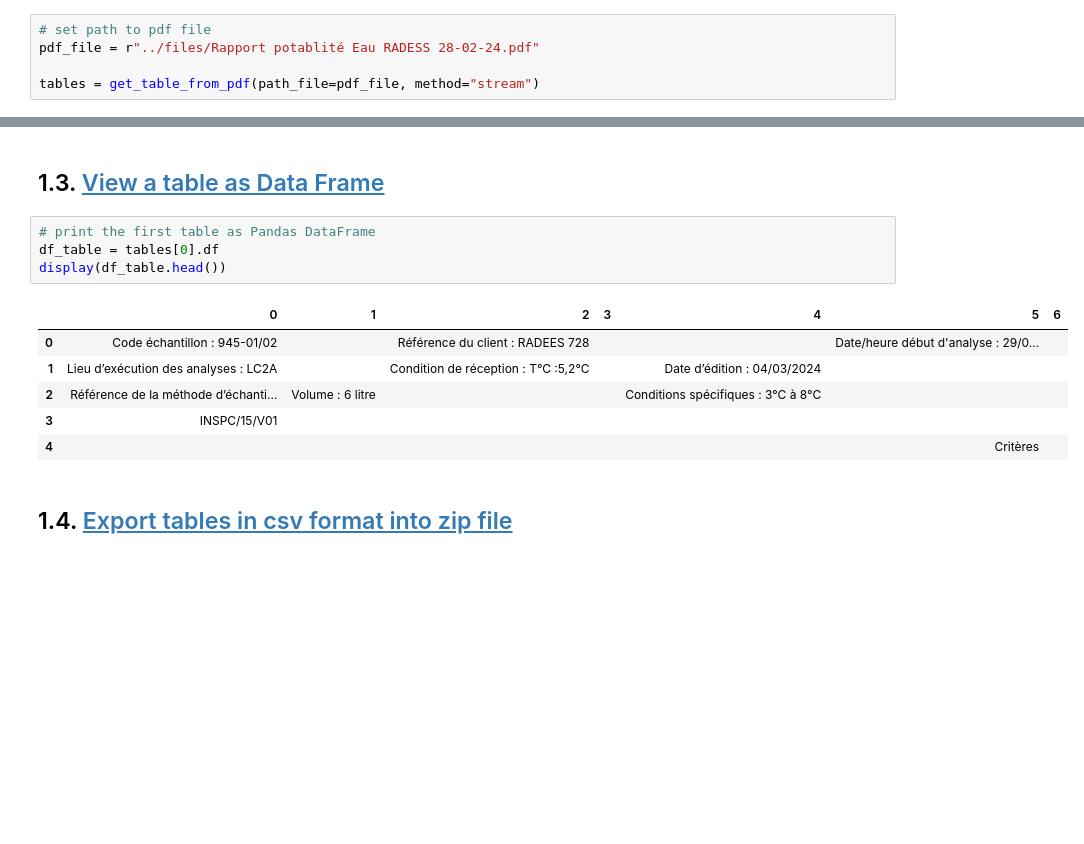
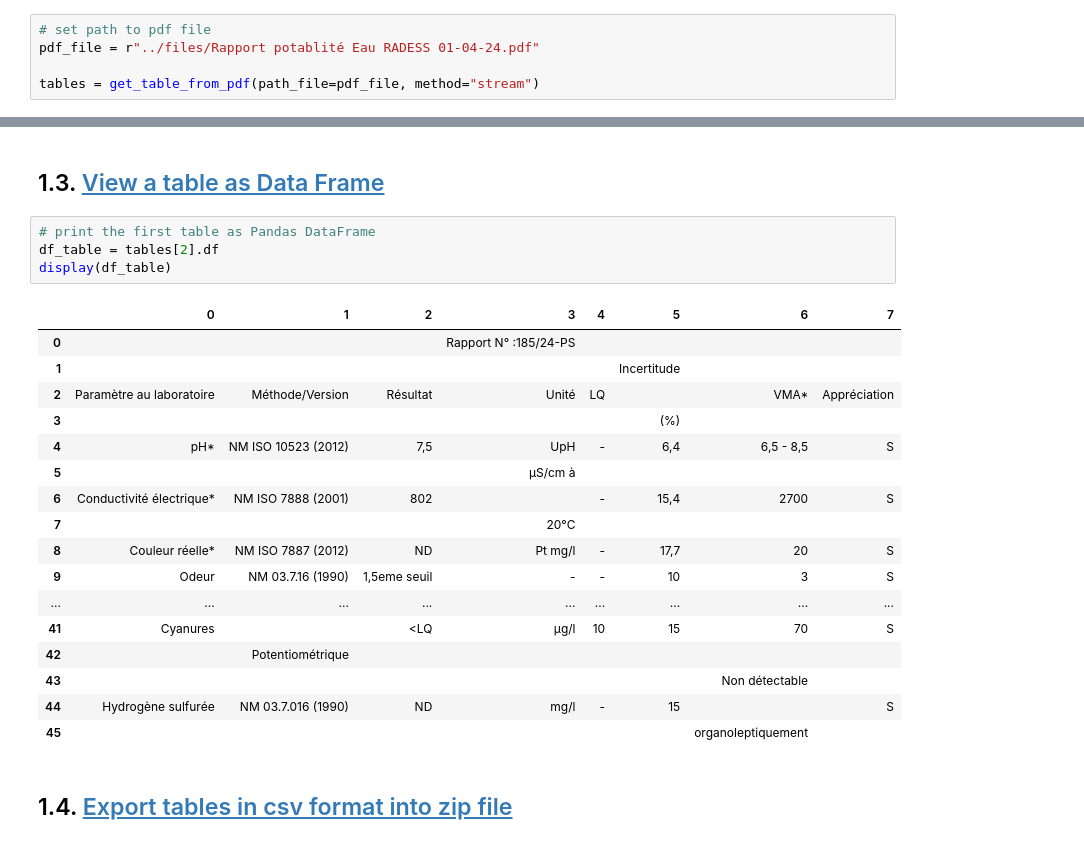
Before and after one commit to rammah83/Table_Extractor, a Jupyter notebook: notebooks/Potable_water.ipynb, the cells around one changed output, grey strips where cells are left out. Drawn from its saved outputs; the diff is of its cells as text; blank space fills up the shorter version.

```diff
--- a/notebooks/Potable_water.ipynb
+++ b/notebooks/Potable_water.ipynb
@@ -49,7 +49,7 @@ def get_table_from_pdf(
         raise Exception("File is not a PDF")
 # %%
 # set path to pdf file
-pdf_file = r"../files/Rapport potablité Eau RADESS 28-02-24.pdf"
+pdf_file = r"../files/Rapport potablité Eau RADESS 01-04-24.pdf"
 
 tables = get_table_from_pdf(path_file=pdf_file, method="stream")
 # %% [output]
@@ -85,15 +84,26 @@ display(display_tables_info(tables))
 ## 1.3. <a id='toc1_3_'></a>[View a table as Data Frame](#toc0_)
 # %%
 # print the first table as Pandas DataFrame
-df_table = tables[0].df
-display(df_table.head())
+df_table = tables[2].df
+display(df_table)
 # %% [output]
-|  | 0 | 1 | 2 | 3 | 4 | 5 | 6 |
-| 0 | Code échantillon : 945-01/02 |  | Référence du client : RADEES 728 |  |  | Date/heure début d'analyse : 29/0... |  |
-| 1 | Lieu d’exécution des analyses : LC2A |  | Condition de réception : T°C :5,2°C |  | Date d’édition : 04/03/2024 |  |  |
-| 2 | Référence de la méthode d’échanti... | Volume : 6 litre |  |  | Conditions spécifiques : 3°C à 8°C |  |  |
-| 3 | INSPC/15/V01 |  |  |  |  |  |  |
-| 4 |  |  |  |  |  | Critères |  |
+|  | 0 | 1 | 2 | 3 | 4 | 5 | 6 | 7 |
+| 0 |  |  |  | Rapport N° :185/24-PS |  |  |  |  |
+| 1 |  |  |  |  |  | Incertitude |  |  |
+| 2 | Paramètre au laboratoire | Méthode/Version | Résultat | Unité | LQ |  | VMA* | Appréciation |
+| 3 |  |  |  |  |  | (%) |  |  |
+| 4 | pH* | NM ISO 10523 (2012) | 7,5 | UpH | - | 6,4 | 6,5 - 8,5 | S |
+| 5 |  |  |  | µS/cm à |  |  |  |  |
+| 6 | Conductivité électrique* | NM ISO 7888 (2001) | 802 |  | - | 15,4 | 2700 | S |
+| 7 |  |  |  | 20°C |  |  |  |  |
+| 8 | Couleur réelle* | NM ISO 7887 (2012) | ND | Pt mg/l | - | 17,7 | 20 | S |
+| 9 | Odeur | NM 03.7.16 (1990) | 1,5eme seuil | - | - | 10 | 3 | S |
+| ... | ... | ... | ... | ... | ... | ... | ... | ... |
+| 41 | Cyanures |  | <LQ | µg/l | 10 | 15 | 70 | S |
+| 42 |  | Potentiométrique |  |  |  |  |  |  |
+| 43 |  |  |  |  |  |  | Non détectable |  |
+| 44 | Hydrogène sulfurée | NM 03.7.016 (1990) | ND | mg/l | - | 15 |  | S |
+| 45 |  |  |  |  |  |  | organoleptiquement |  |
 # %% [markdown]
 ## 1.4. <a id='toc1_4_'></a>[Export tables in csv format into zip file](#toc0_)
 # %%
```
Also changed, not shown: parts of 10 cells of this notebook, 3 other files.
